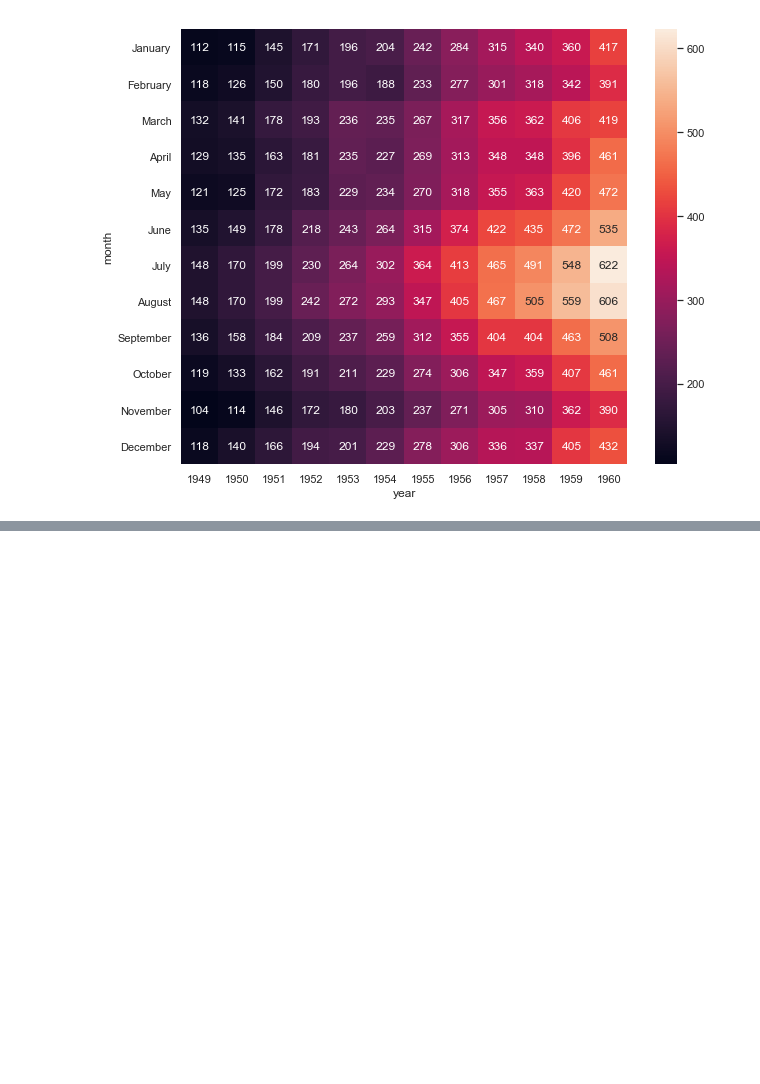
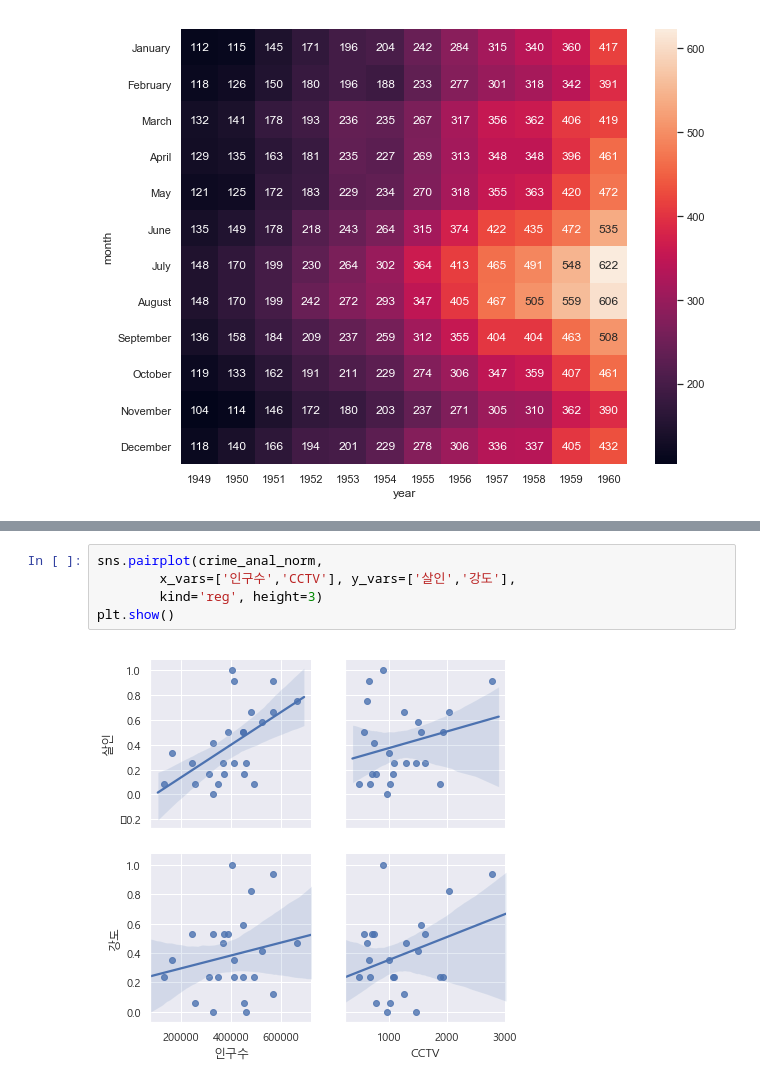
Before and after one commit to PIUphil/toheaven, a Jupyter notebook: 2.5 DataScience/실전_서울시 범죄현황 분석.ipynb, the cells around one changed output, grey strips where cells are left out. Drawn from its saved outputs; the diff is of its cells as text; blank space fills up the shorter version.

```diff
--- a/2.5 DataScience/실전_서울시 범죄현황 분석.ipynb
+++ b/2.5 DataScience/실전_서울시 범죄현황 분석.ipynb
@@ -533,0 +559,7 @@ plt.show()                       # 히트맵은 상관계수에 따라 색이
+# %%
+sns.pairplot(crime_anal_norm,
+        x_vars=['인구수','CCTV'], y_vars=['살인','강도'],
+        kind='reg', height=3)
+plt.show()
+# %% [output]
+[figure, added]
```
Also changed, not shown: parts of 27 cells of this notebook, 5 other files.
